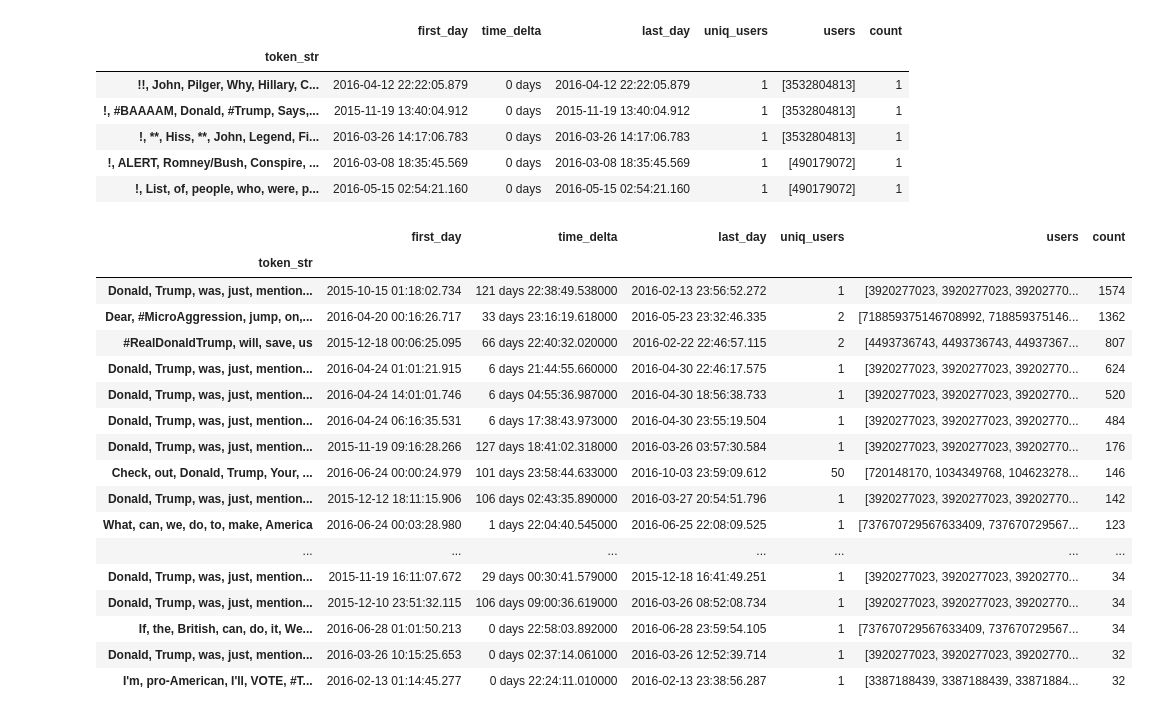
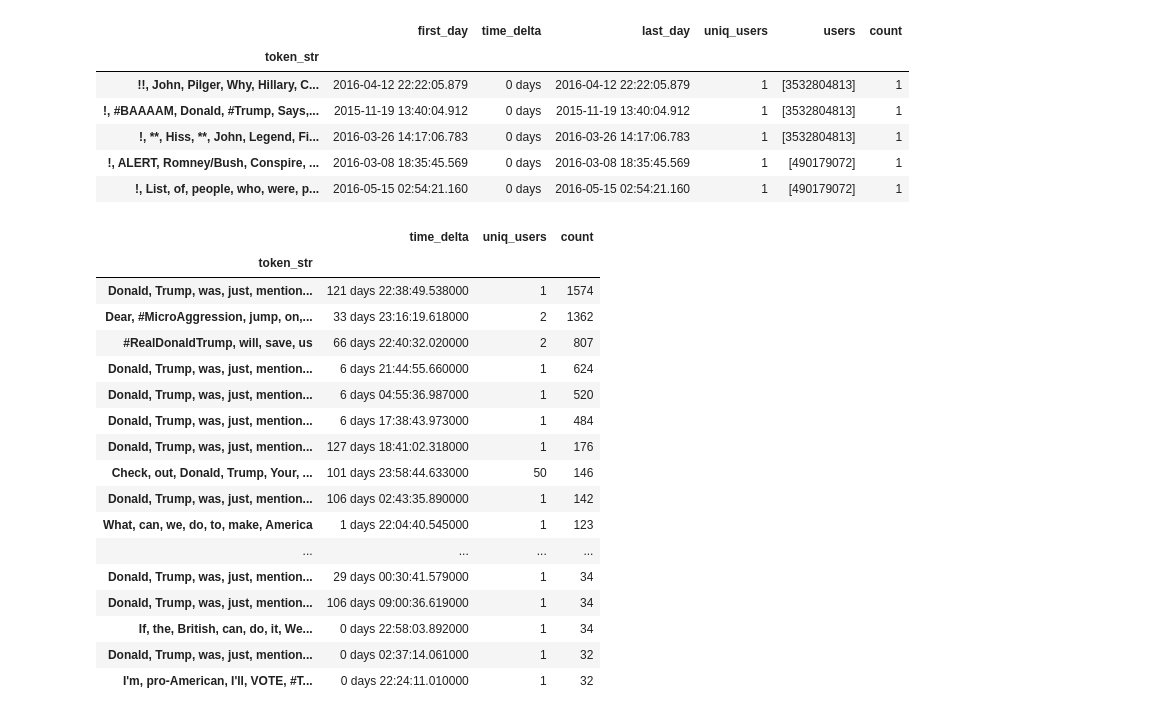
Before and after one commit to rl-grimey/polititweets, a Jupyter notebook: notebooks/bots/bot-tweet-dupes.ipynb, the cells around one changed output. Saved outputs shown, nothing was run; the diff lists cells and outputs as text; code cells hidden in the pictures.

```diff
--- a/notebooks/bots/bot-tweet-dupes.ipynb
+++ b/notebooks/bots/bot-tweet-dupes.ipynb
@@ -88,11 +92,14 @@ def extractInfo(tweet):
     tokens = tknz(text)
     hashed = hsh(tokens)
     retweet = 1 if (type(tweet['retweeted_status']) == dict) else 0
+    retweet_count = tweet['retweet_count']
+    favorite_count = tweet['favorite_count']
 
     timestamp = tweet['timestamp_ms']
 
     return {'userID':userID, 'screenName':screenName, 'timestamp':timestamp, \
-            'text':text, 'tokens':tokens, 'hash':hashed, 'retweet':retweet}
+            'text':text, 'tokens':tokens, 'hash':hashed, 'retweet':retweet,
+           'retweet_count': retweet_count, 'favorite_count':favorite_count}
 
     #### below is a horrible rendition of network variables
 
@@ -244,18 +400,19 @@ hashes['token_str'].value_counts().head(100)
 # %%
-aggregation = {
+agg = {
     'userID': {
         'uniq_users': pd.Series.nunique,
         'users': pd.Series.tolist
     }, 'timestamp': {
         'first_day': 'min',
         'last_day': 'max',
-        'time_delta': lambda x: max(x) - min(x)
+        # Calculate time delta # # ).days if (max(x)-min(x).hours > 24) else (max(x)-min(x)).hours
+        'time_delta': lambda x: max(x)-min(x)
     }, 'hash': 'count'
 }
 
-test = extracted.groupby(['token_str']).agg(aggregation)
-test.columns = ['first_day', 'time_delta', 'last_day', 'uniq_users', 'users', 'count']
-test.head()
+aggregated = extracted.groupby(['token_str']).agg(agg)
+aggregated.columns = ['first_day', 'time_delta', 'last_day', 'uniq_users', 'users', 'count']
+aggregated.head()
 # %% [output]
 |  | first_day | time_delta | last_day | uniq_users | users | count |
 | token_str |  |  |  |  |  |  |
@@ -265,23 +422,23 @@ test.head()
 | !, ALERT, Romney/Bush, Conspire, ... | 2016-03-08 18:35:45.569 | 0 days | 2016-03-08 18:35:45.569 | 1 | [490179072] | 1 |
 | !, List, of, people, who, were, p... | 2016-05-15 02:54:21.160 | 0 days | 2016-05-15 02:54:21.160 | 1 | [490179072] | 1 |
 # %%
-test.sort_values(['count', 'uniq_users'], ascending=False).head(100)
+aggregated[['time_delta', 'uniq_users', 'count']].sort_values(['count', 'uniq_users'], ascending=False).head(100).style.bar(subset=['count'], color='#d65f5f')
 # %% [output]
-|  | first_day | time_delta | last_day | uniq_users | users | count |
-| token_str |  |  |  |  |  |  |
-| Donald, Trump, was, just, mention... | 2015-10-15 01:18:02.734 | 121 days 22:38:49.538000 | 2016-02-13 23:56:52.272 | 1 | [3920277023, 3920277023, 39202770... | 1574 |
-| Dear, #MicroAggression, jump, on,... | 2016-04-20 00:16:26.717 | 33 days 23:16:19.618000 | 2016-05-23 23:32:46.335 | 2 | [718859375146708992, 718859375146... | 1362 |
-| #RealDonaldTrump, will, save, us | 2015-12-18 00:06:25.095 | 66 days 22:40:32.020000 | 2016-02-22 22:46:57.115 | 2 | [4493736743, 4493736743, 44937367... | 807 |
-| Donald, Trump, was, just, mention... | 2016-04-24 01:01:21.915 | 6 days 21:44:55.660000 | 2016-04-30 22:46:17.575 | 1 | [3920277023, 3920277023, 39202770... | 624 |
-| Donald, Trump, was, just, mention... | 2016-04-24 14:01:01.746 | 6 days 04:55:36.987000 | 2016-04-30 18:56:38.733 | 1 | [3920277023, 3920277023, 39202770... | 520 |
-| Donald, Trump, was, just, mention... | 2016-04-24 06:16:35.531 | 6 days 17:38:43.973000 | 2016-04-30 23:55:19.504 | 1 | [3920277023, 3920277023, 39202770... | 484 |
-| Donald, Trump, was, just, mention... | 2015-11-19 09:16:28.266 | 127 days 18:41:02.318000 | 2016-03-26 03:57:30.584 | 1 | [3920277023, 3920277023, 39202770... | 176 |
-| Check, out, Donald, Trump, Your, ... | 2016-06-24 00:00:24.979 | 101 days 23:58:44.633000 | 2016-10-03 23:59:09.612 | 50 | [720148170, 1034349768, 104623278... | 146 |
-| Donald, Trump, was, just, mention... | 2015-12-12 18:11:15.906 | 106 days 02:43:35.890000 | 2016-03-27 20:54:51.796 | 1 | [3920277023, 3920277023, 39202770... | 142 |
-| What, can, we, do, to, make, America | 2016-06-24 00:03:28.980 | 1 days 22:04:40.545000 | 2016-06-25 22:08:09.525 | 1 | [737670729567633409, 737670729567... | 123 |
-| ... | ... | ... | ... | ... | ... | ... |
-| Donald, Trump, was, just, mention... | 2015-11-19 16:11:07.672 | 29 days 00:30:41.579000 | 2015-12-18 16:41:49.251 | 1 | [3920277023, 3920277023, 39202770... | 34 |
-| Donald, Trump, was, just, mention... | 2015-12-10 23:51:32.115 | 106 days 09:00:36.619000 | 2016-03-26 08:52:08.734 | 1 | [3920277023, 3920277023, 39202770... | 34 |
-| If, the, British, can, do, it, We... | 2016-06-28 01:01:50.213 | 0 days 22:58:03.892000 | 2016-06-28 23:59:54.105 | 1 | [737670729567633409, 737670729567... | 34 |
-| Donald, Trump, was, just, mention... | 2016-03-26 10:15:25.653 | 0 days 02:37:14.061000 | 2016-03-26 12:52:39.714 | 1 | [3920277023, 3920277023, 39202770... | 32 |
-| I'm, pro-American, I'll, VOTE, #T... | 2016-02-13 01:14:45.277 | 0 days 22:24:11.010000 | 2016-02-13 23:38:56.287 | 1 | [3387188439, 3387188439, 33871884... | 32 |
+|  | time_delta | uniq_users | count |
+| token_str |  |  |  |
+| Donald, Trump, was, just, mention... | 121 days 22:38:49.538000 | 1 | 1574 |
+| Dear, #MicroAggression, jump, on,... | 33 days 23:16:19.618000 | 2 | 1362 |
+| #RealDonaldTrump, will, save, us | 66 days 22:40:32.020000 | 2 | 807 |
+| Donald, Trump, was, just, mention... | 6 days 21:44:55.660000 | 1 | 624 |
+| Donald, Trump, was, just, mention... | 6 days 04:55:36.987000 | 1 | 520 |
+| Donald, Trump, was, just, mention... | 6 days 17:38:43.973000 | 1 | 484 |
+| Donald, Trump, was, just, mention... | 127 days 18:41:02.318000 | 1 | 176 |
+| Check, out, Donald, Trump, Your, ... | 101 days 23:58:44.633000 | 50 | 146 |
+| Donald, Trump, was, just, mention... | 106 days 02:43:35.890000 | 1 | 142 |
+| What, can, we, do, to, make, America | 1 days 22:04:40.545000 | 1 | 123 |
+| ... | ... | ... | ... |
+| Donald, Trump, was, just, mention... | 29 days 00:30:41.579000 | 1 | 34 |
+| Donald, Trump, was, just, mention... | 106 days 09:00:36.619000 | 1 | 34 |
+| If, the, British, can, do, it, We... | 0 days 22:58:03.892000 | 1 | 34 |
+| Donald, Trump, was, just, mention... | 0 days 02:37:14.061000 | 1 | 32 |
+| I'm, pro-American, I'll, VOTE, #T... | 0 days 22:24:11.010000 | 1 | 32 |
```
Also changed, not shown: parts of 28 cells of this notebook, 9 other files.
